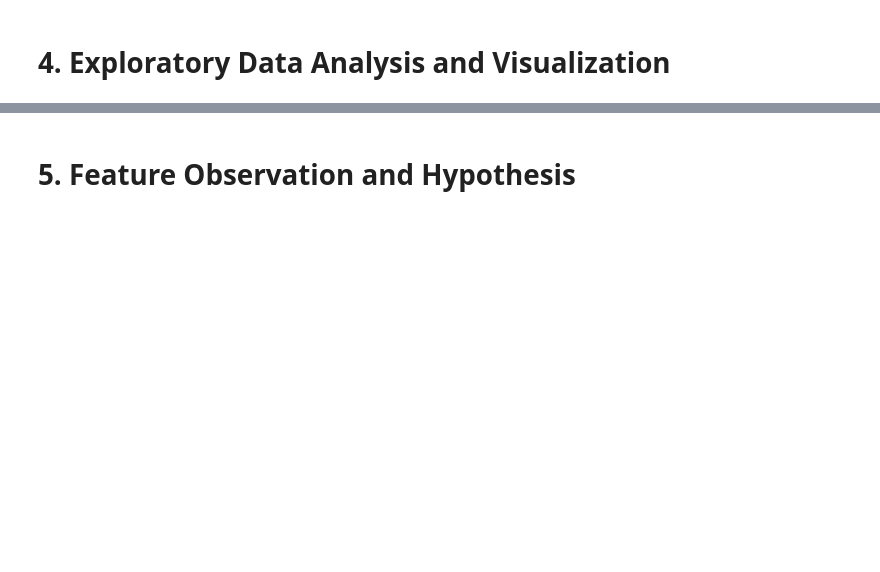
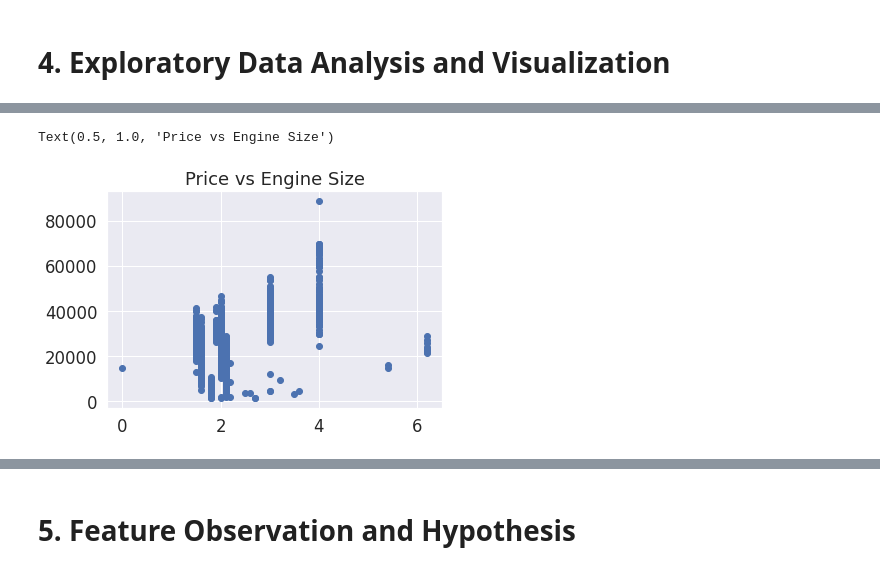
Before and after one commit to EmaTran/CSIS3290_GroupProject, a Jupyter notebook: CSIS3290_MiniProject1.ipynb, the cells around one changed output, grey strips where cells are left out. Cells and saved outputs as stored; diff of their text form; code cells hidden in the pictures; blank space fills up the shorter version.

```diff
--- a/CSIS3290_MiniProject1.ipynb
+++ b/CSIS3290_MiniProject1.ipynb
@@ -38,0 +754,7 @@ df_bonus = pd.read_csv(path)
+# %%
+#Is there any relationship between the average price of used cars and the engine size?
+plt.scatter(clean_df5.engine_size, clean_df5.price)
+plt.title('Price vs Engine Size')
+# %% [output]
+Text(0.5, 1.0, 'Price vs Engine Size')
+[figure, added]
```
Also changed, not shown: parts of 116 cells of this notebook.
